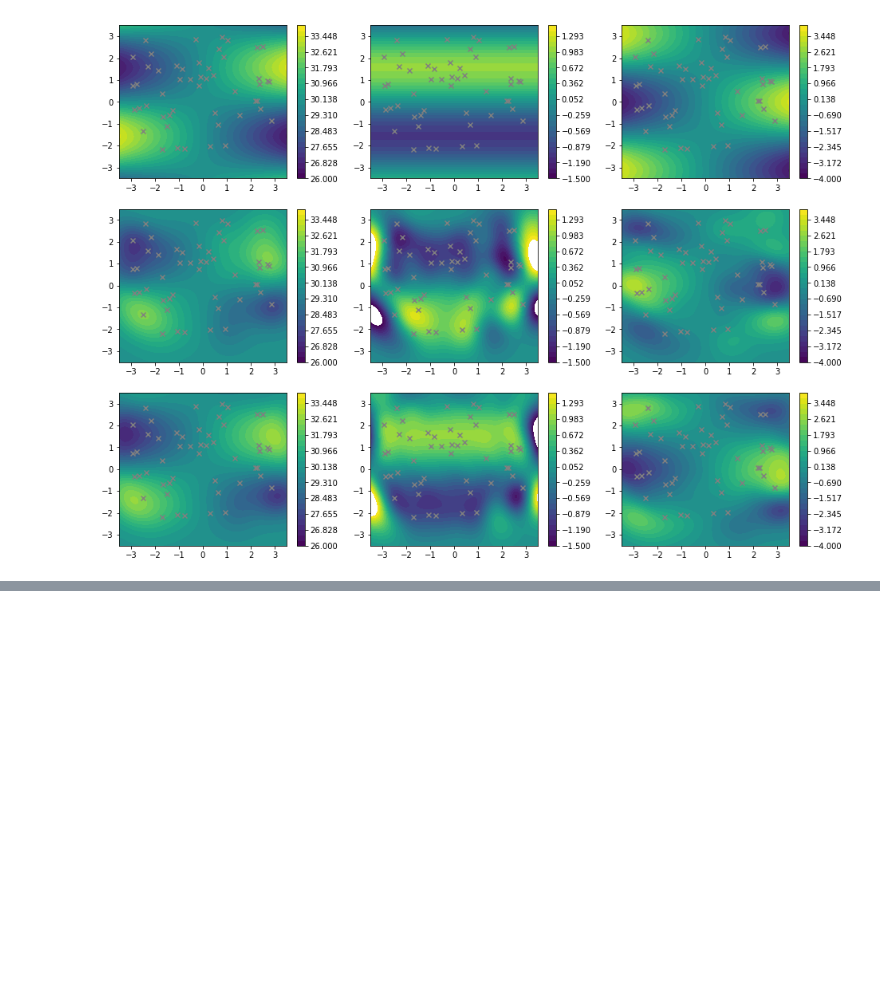
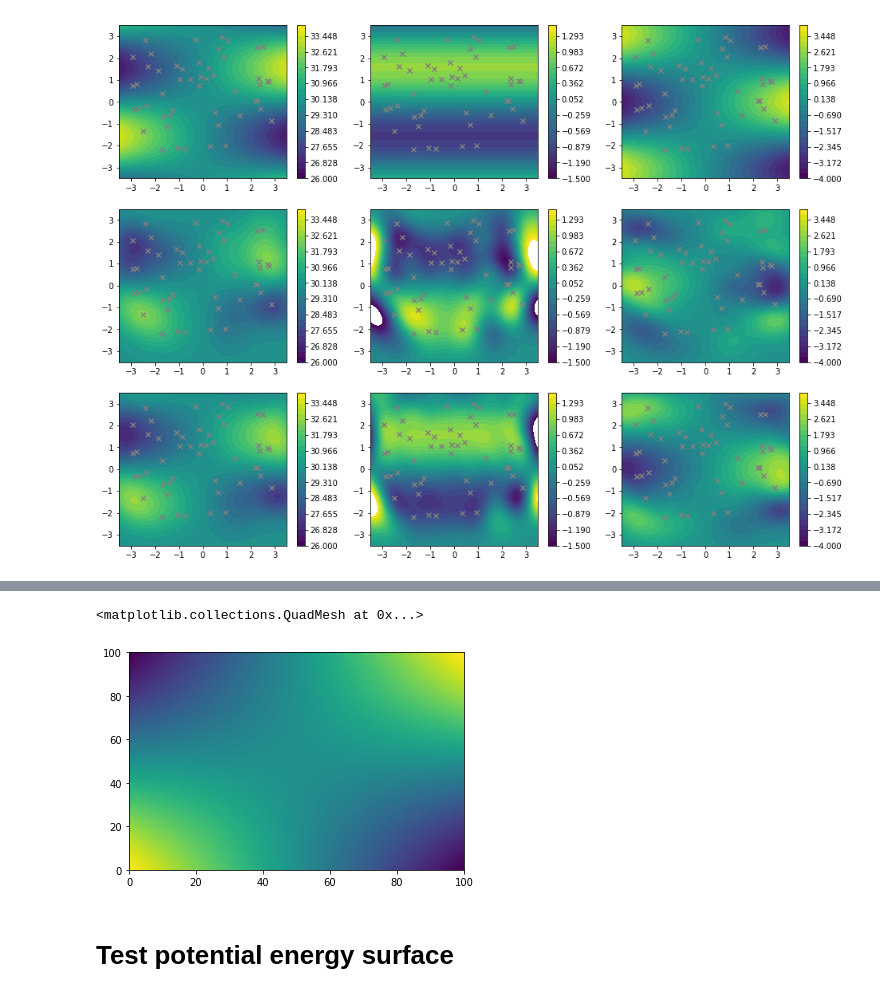
Before and after one commit to ralf-meyer/MLDerivs, a Jupyter notebook: example.ipynb, the cells around one changed output, grey strips where cells are left out. Saved outputs shown, nothing was run; the diff lists cells and outputs as text; code cells hidden in the pictures; blank space fills up the shorter version.

```diff
--- a/example.ipynb
+++ b/example.ipynb
@@ -184,0 +230,7 @@ for row, pred, deriv_x, deriv_y in zip(rows, predictions, deriv_x_predictions, d
+# %%
+plt.pcolormesh(y_test.reshape((100, 100)))
+# %% [output]
+<matplotlib.collections.QuadMesh at 0x...>
+[figure, added]
+# %% [markdown]
+# Test potential energy surface
```
Also changed, not shown: parts of 8 cells of this notebook.
